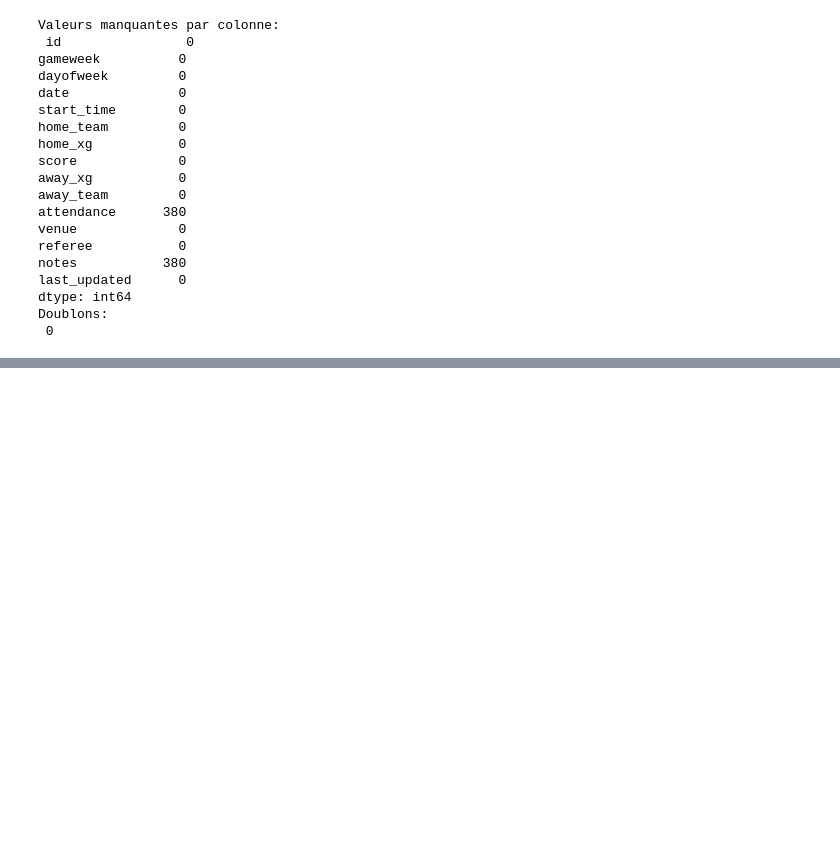
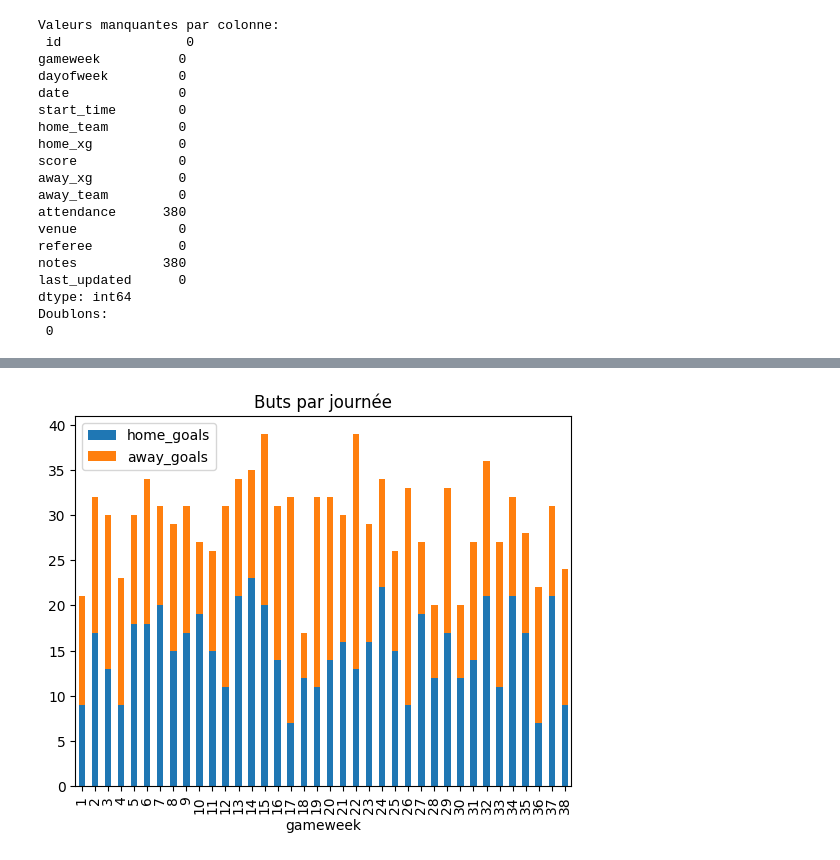
Before and after one commit to Angislad20/Premier-League-2024-25-EDA, a Jupyter notebook: notebooks/01_EDA_matches.ipynb, the cells around one changed output, grey strips where cells are left out. Saved outputs shown, nothing was run; the diff lists cells and outputs as text; code cells hidden in the pictures; blank space fills up the shorter version.

```diff
--- a/notebooks/01_EDA_matches.ipynb
+++ b/notebooks/01_EDA_matches.ipynb
@@ -78,0 +146,6 @@ Doublons:
+# %%
+df_eda.groupby('gameweek')[['home_goals','away_goals']].sum().plot(kind='bar', stacked=True)
+plt.title('Buts par journée')
+plt.show()
+# %% [output]
+[figure, added]
```
Also changed, not shown: parts of 12 cells of this notebook, 3 other files.
